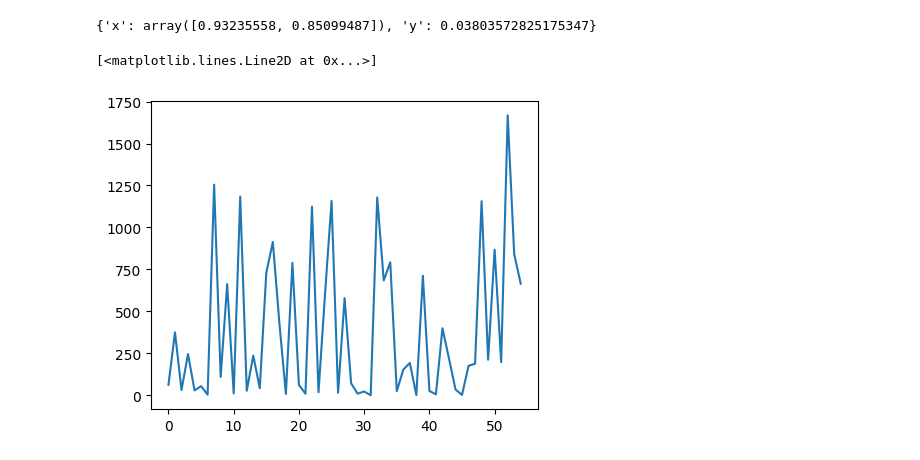
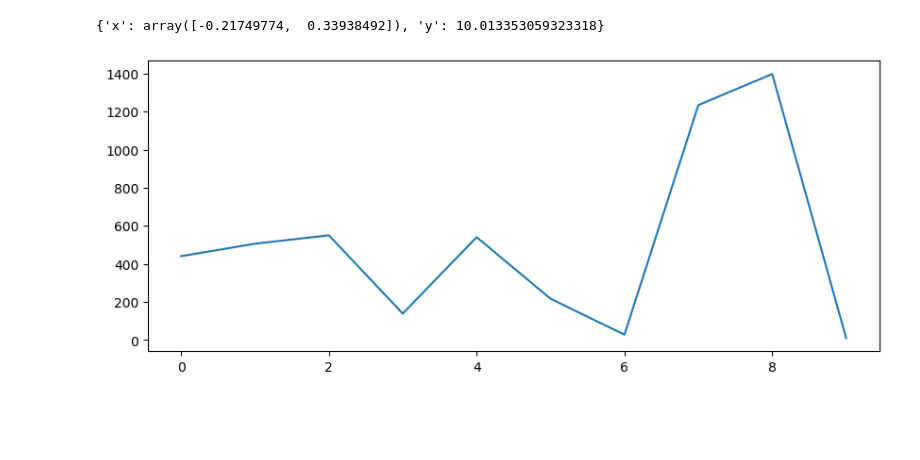
Before and after one commit to seba2390/SYMBayesianOpt, a Jupyter notebook: main.ipynb, the cells around one changed output. Drawn from its saved outputs; the diff is of its cells as text; code cells hidden in the pictures; blank space fills up the shorter version.

```diff
--- a/main.ipynb
+++ b/main.ipynb
@@ -9,4 +1,13 @@ import matplotlib.pyplot as plt
 # %%
+from typing import *
+
+from scipy.stats import norm
+from scipy.optimize import minimize
+import numpy as np
+from numpy.random import uniform
+import matplotlib.pyplot as plt
+
+
 class HyperParameters:
     def __init__(self,
                  num_params:int,
@@ -179,7 +180,7 @@ class BayesianOptimization:
 
 
 
-def rbf_kernel(x1: HyperParameters, x2: HyperParameters, length_scale=1.0, sigma_f=1.0):
+def rbf_kernel(x1: HyperParameters, x2: HyperParameters, length_scale=0.01, sigma_f=1.0):
     """
     Compute the Radial Basis Function (RBF) kernel between two d-dimensional vectors.
 
@@ -201,12 +202,15 @@ opt = BayesianOptimization(kernel=rbf_kernel,
                            optimization_function=rosenbrock,
                            limits=limits)
 
-opt.optimize(N_warmup=5,N_optimize=50)
+
+n_warmup = 10
+opt.optimize(N_warmup=n_warmup,N_optimize=10)
 # %% [output]
-{'x': array([0.93235558, 0.85099487]), 'y': 0.03803572825175347}
+{'x': array([-0.21749774,  0.33938492]), 'y': 10.013353059323318}
 # %%
-fig, ax = plt.subplots(1,1, figsize=(5,4))
-ax.plot([_ for _ in range(len(opt.gaussian_process.sample_values))],opt.gaussian_process.sample_values)
+fig, ax = plt.subplots(1,1, figsize=(10,4))
+ax.plot([_ for _ in range(len(opt.gaussian_process.sample_values[n_warmup:]))],opt.gaussian_process.sample_values[n_warmup:])
+#plt.savefig('out.png',dpi=200)
+plt.show()
 # %% [output]
-[<matplotlib.lines.Line2D at 0x...>]
-[figure, old version]
+[figure, new version]
```
Also changed, not shown: parts of 1 cell of this notebook, 1 other file.
